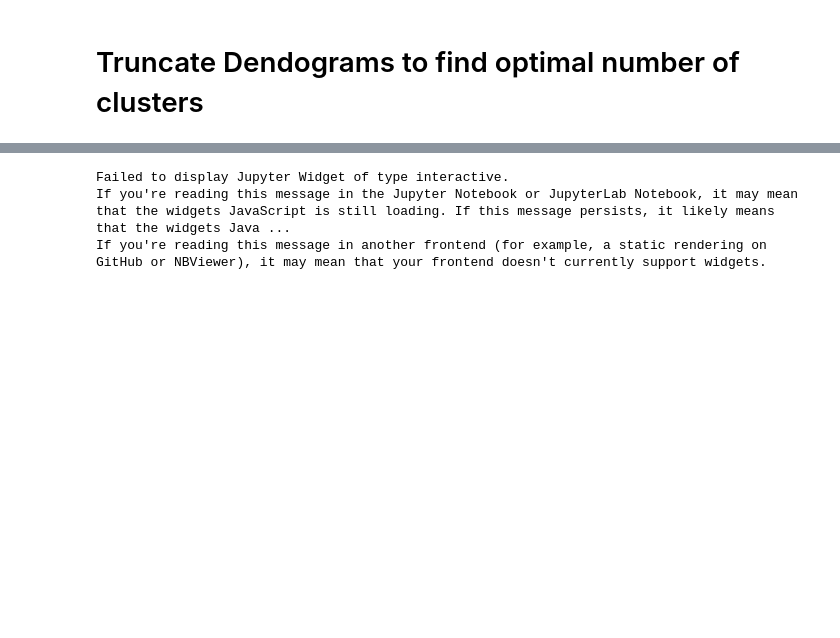
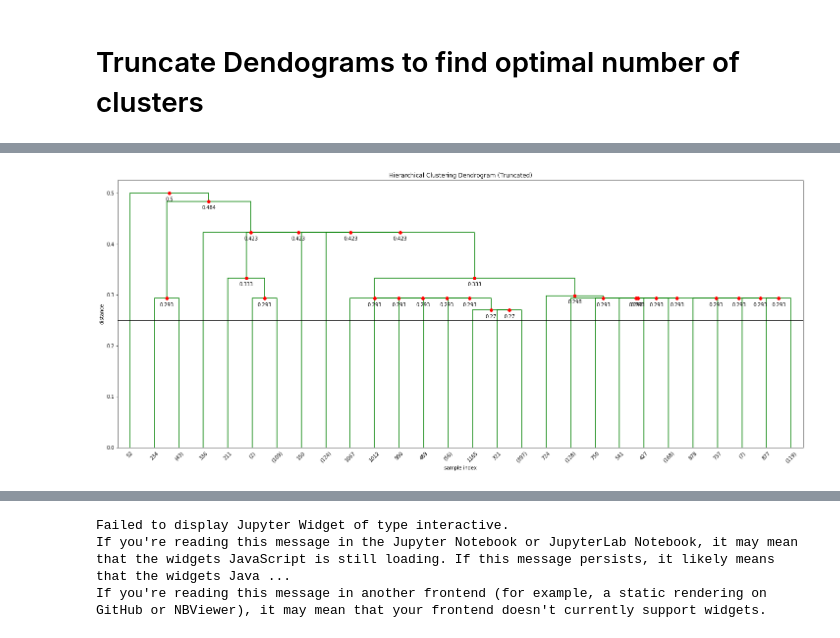
Before and after one commit to sangramga/AdvancedPython, a Jupyter notebook: DM Assignment Dendograms.ipynb, the cells around one changed output, grey strips where cells are left out. Cells and saved outputs as stored; diff of their text form; code cells hidden in the pictures; blank space fills up the shorter version.

```diff
--- a/DM Assignment Dendograms.ipynb
+++ b/DM Assignment Dendograms.ipynb
@@ -66,0 +80,32 @@ def plot_truncated_dendograms(n_clusters):
+# %%
+def augmented_dendrogram(*args, **kwargs):
+    plt.figure(figsize=(25, 10))
+    plt.xlabel('sample index')
+    plt.ylabel('distance')
+    plt.title('Hierarchical Clustering Dendrogram (Truncated)')
+    plt.axhline(y=0.25, color='k', linestyle='-') #Plot horizontal cut off line
+    ddata = dendrogram(*args, **kwargs)
+    # Plot cluster points
+    if not kwargs.get('no_plot', False):
+        for i, d in zip(ddata['icoord'], ddata['dcoord']):
+            x = 0.5 * sum(i[1:3])
+            y = d[1]
+
+            plt.plot(x, y, 'ro')
+            plt.annotate("%.3g" % y, (x, y), xytext=(0, -8),
+                         textcoords='offset points',
+                         va='top', ha='center')
+    return ddata
+# %%
+ddata = augmented_dendrogram(Z,
+                   color_threshold=1,
+                   p=28,
+                   truncate_mode='lastp',
+                   )
+
+fig1 = plt.gcf()
+plt.show()
+# plt.draw()
+fig1.savefig('truncated_dendogram_fancy.png', dpi=100)
+# %% [output]
+[figure, added]
```
Also changed, not shown: parts of 17 cells of this notebook, 4 other files.
